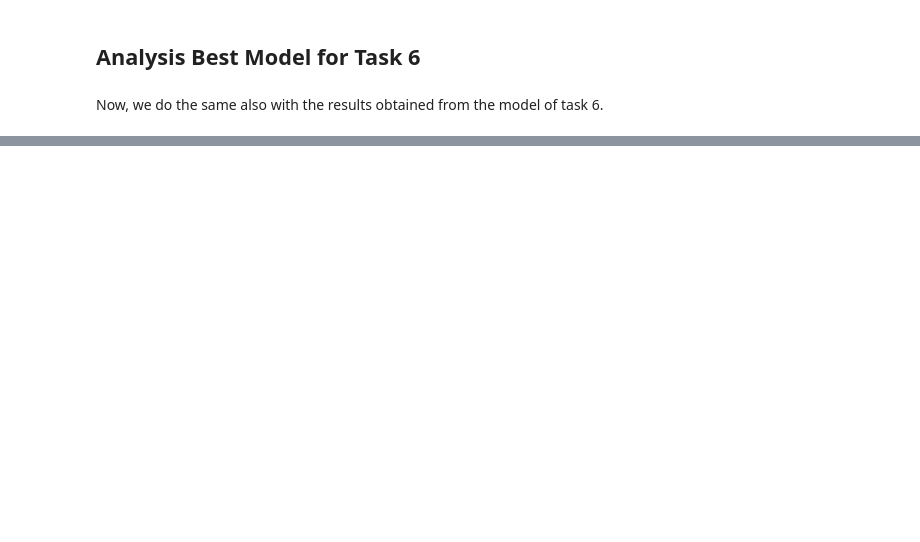
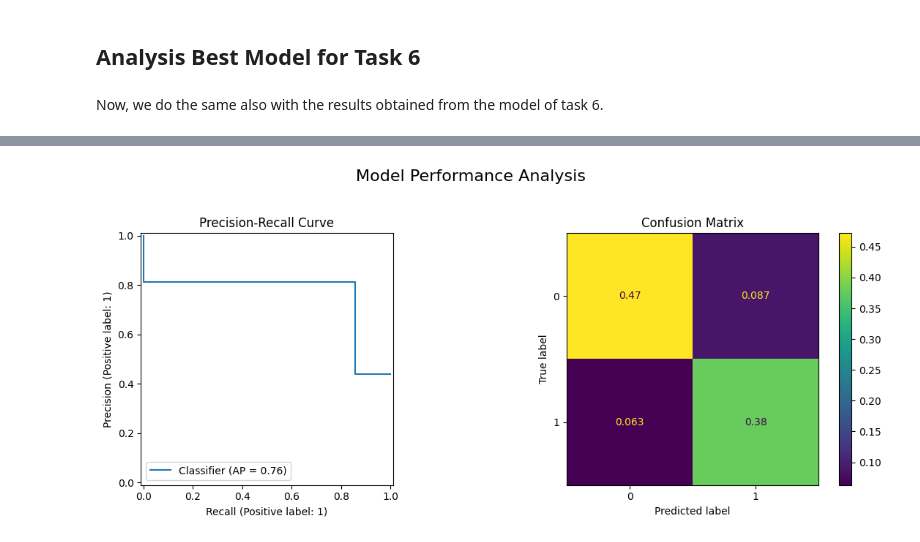
Before and after one commit to RiccardoRomeo01/NLP_Assignments, a Jupyter notebook: Assignment1.ipynb, the cells around one changed output, grey strips where cells are left out. Saved outputs shown, nothing was run; the diff lists cells and outputs as text; code cells hidden in the pictures; blank space fills up the shorter version.

```diff
--- a/Assignment1.ipynb
+++ b/Assignment1.ipynb
@@ -1512,0 +2012,12 @@ plot_precision_recall_and_confusion(y_true = y_true_task6, y_pred = y_pred_task6
+# %%
+def spell_correction(text: str):
+    '''
+        # This function performs spell correction on a given text
+
+        # :param text: the string on which perform spell correction
+        # :return: the corrected string.
+     '''
+
+    new_text = TextBlob(text)
+
+    return str(new_text.correct())
@@ -1512,0 +2042,2 @@ plot_precision_recall_and_confusion(y_true = y_true_task6, y_pred = y_pred_task6
+# %%
+df['tweet'] = df['tweet'].apply(clean_tweet_and_correct)
@@ -1512,0 +2053,4 @@ plot_precision_recall_and_confusion(y_true = y_true_task6, y_pred = y_pred_task6
+# %%
+df_train = df.loc[df['split'] == "training"].drop(columns=['split'])
+df_test = df.loc[df['split'] == "test"].drop(columns=['split'])
+df_val = df.loc[df['split'] == "validation"].drop(columns=['split'])
@@ -1512,0 +2134,67 @@ plot_precision_recall_and_confusion(y_true = y_true_task6, y_pred = y_pred_task6
+# %%
+#### INPUT DATA PREPARATION ####
+train_data = Dataset.from_pandas(df_train)
+val_data = Dataset.from_pandas(df_val)
+test_data = Dataset.from_pandas(df_test)
+
+
+train_data = train_data.map(preprocess_text, batched=True)
+val_data = val_data.map(preprocess_text, batched=True)
+test_data = test_data.map(preprocess_text, batched=True)
+
+train_data = train_data.rename_column('hard_label_task1', 'label')
+val_data = val_data.rename_column('hard_label_task1', 'label')
+test_data = test_data.rename_column('hard_label_task1', 'label')
+
+
+data_collator = DataCollatorWithPadding(tokenizer=tokenizer)
+
+
+#### MODEL BUILDING ####
+model = AutoModelForSequenceClassification.from_pretrained(model_card,
+                                                           num_labels = 2,
+                                                           id2label={0: 'NO', 1: 'YES'},
+                                                           label2id={'NO': 0, 'YES': 1})
+
+training_args = TrainingArguments(
+    output_dir = "task6_test_dir",
+    learning_rate = 2e-5,
+    per_device_train_batch_size = 8,
+    per_device_eval_batch_size = 8,
+    num_train_epochs = 1,
+    weight_decay = 0.01,
+    eval_strategy = "epoch",
+    save_strategy = "epoch",
+    load_best_model_at_end = True,
+    report_to = 'none'
+)
+
+
+
+#### TRAINER BUILDING ####
+trainer = Trainer(
+    model = model,
+    args=training_args,
+    train_dataset = train_data,
+    eval_dataset = val_data,
+    processing_class = tokenizer,
+    data_collator = data_collator,
+    compute_metrics = compute_metrics
+)
+
+
+
+#### TRAINING THE MODEL ####
+trainer.train()
+
+
+#### GATHERING RESULTS FROM TEST SET ####
+test_prediction_info = trainer.predict(test_data)
+test_predictions, y_true_task6 = test_prediction_info.predictions, test_prediction_info.label_ids
+
+
+#### EVALUATING THE MODEL ####
+test_metrics = compute_metrics([test_predictions, y_true_task6])
+evaluate_classification(y_true = y_true_task6, y_pred = y_pred_task6)
+plot_precision_recall_and_confusion(y_true = y_true_task6, y_pred = y_pred_task6)
+# %% [output]
@@ -1512,0 +2213 @@ plot_precision_recall_and_confusion(y_true = y_true_task6, y_pred = y_pred_task6
+[figure, added]
```
Also changed, not shown: parts of 102 cells of this notebook.
